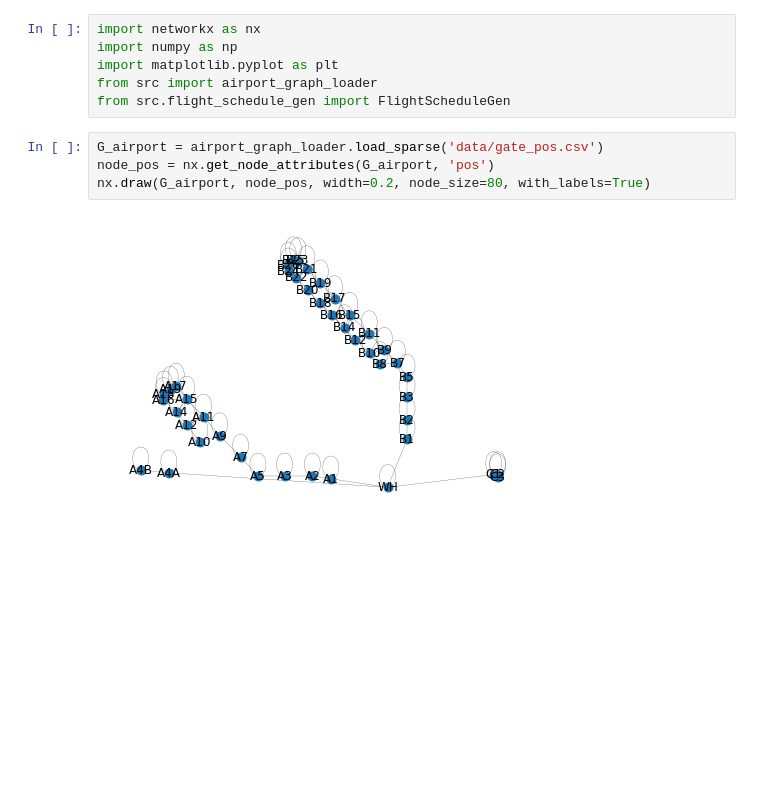
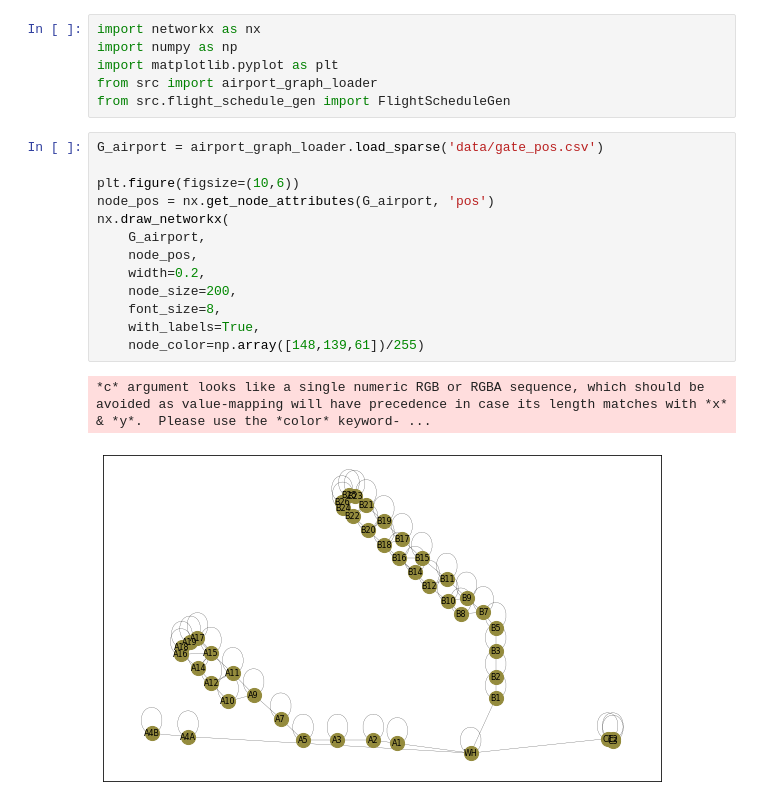
Before and after one commit to ArchieGertsman/ie532-final-project, a Jupyter notebook: analysis.ipynb, the cells around one changed output. Saved outputs shown, nothing was run; the diff lists cells and outputs as text; blank space fills up the shorter version.

```diff
--- a/analysis.ipynb
+++ b/analysis.ipynb
@@ -6,7 +6,17 @@ from src import airport_graph_loader
 from src.flight_schedule_gen import FlightScheduleGen
 # %%
 G_airport = airport_graph_loader.load_sparse('data/gate_pos.csv')
+
+plt.figure(figsize=(10,6))
 node_pos = nx.get_node_attributes(G_airport, 'pos')
-nx.draw(G_airport, node_pos, width=0.2, node_size=80, with_labels=True)
+nx.draw_networkx(
+    G_airport,
+    node_pos,
+    width=0.2,
+    node_size=200,
+    font_size=8,
+    with_labels=True,
+    node_color=np.array([148,139,61])/255)
 # %% [output]
+*c* argument looks like a single numeric RGB or RGBA sequence, which should be avoided as value-mapping will have precedence in case its length matches with *x* & *y*.  Please use the *color* keyword- ...
-[figure, old version]
+[figure, new version]
```
Also changed, not shown: parts of 2 cells of this notebook, 1 other file.
